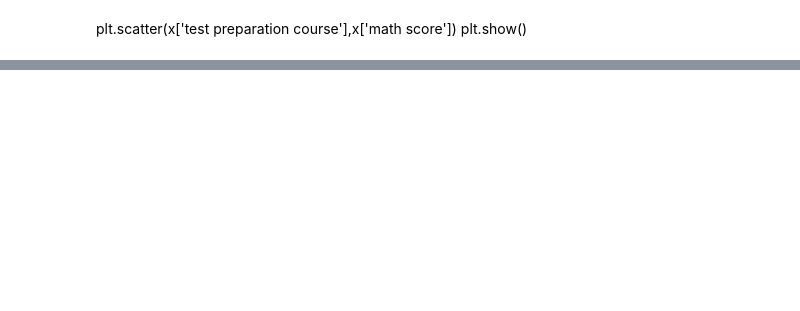
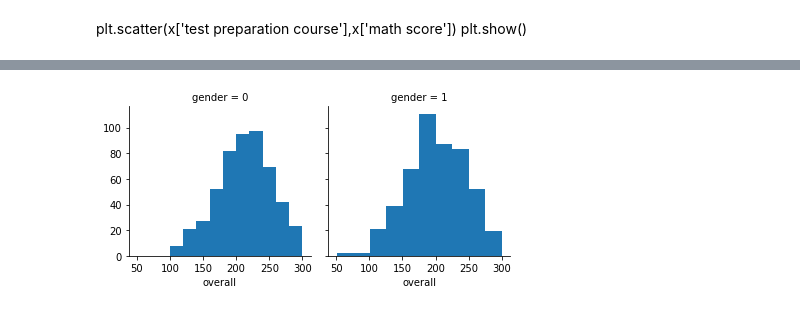
Before and after one commit to ThisIsSakshi/UST-Python-Training, a Jupyter notebook: Assignment_for_7_Dec.ipynb, the cells around one changed output, grey strips where cells are left out. Drawn from its saved outputs; the diff is of its cells as text; code cells hidden in the pictures; blank space fills up the shorter version.

```diff
--- a/Assignment_for_7_Dec.ipynb
+++ b/Assignment_for_7_Dec.ipynb
@@ -340,0 +350,23 @@ plt.show()
+# %%
+#gender
+from sklearn.preprocessing import LabelEncoder
+#test preparation
+le = LabelEncoder()
+le.fit(df["test preparation course"].drop_duplicates())
+df["test preparation course"] = le.transform(df["test preparation course"])
+le = LabelEncoder()
+le.fit(df["gender"].drop_duplicates())
+df["gender"] = le.transform(df["gender"])
+#race/ethnicity
+le = LabelEncoder()
+le.fit(df["race/ethnicity"].drop_duplicates())
+df["race/ethnicity"] = le.transform(df["race/ethnicity"])
+#parental level of education
+le = LabelEncoder()
+le.fit(df["parental level of education"].drop_duplicates())
+df["parental level of education"] = le.transform(df["parental level of education"])
+#lunch
+le = LabelEncoder()
+le.fit(df["lunch"].drop_duplicates())
+df["lunch"] = le.transform(df["lunch"])
+df.head()
@@ -340,0 +380,6 @@ plt.show()
+# %%
+g = sns.FacetGrid(df, col="gender")
+g = g.map(plt.hist,"overall")
+plt.show()
+# %% [output]
+[figure, added]
```
Also changed, not shown: parts of 21 cells of this notebook.
